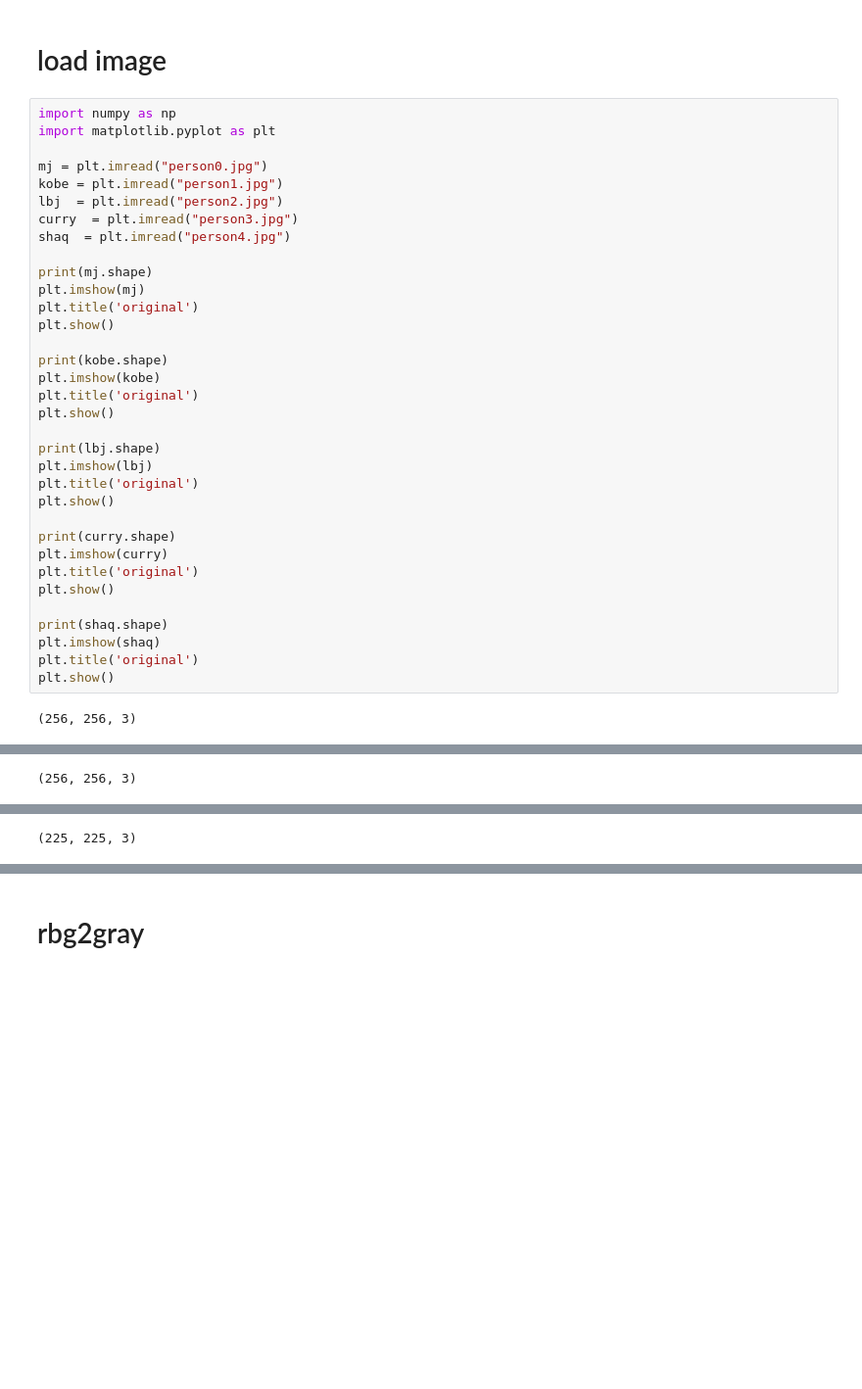
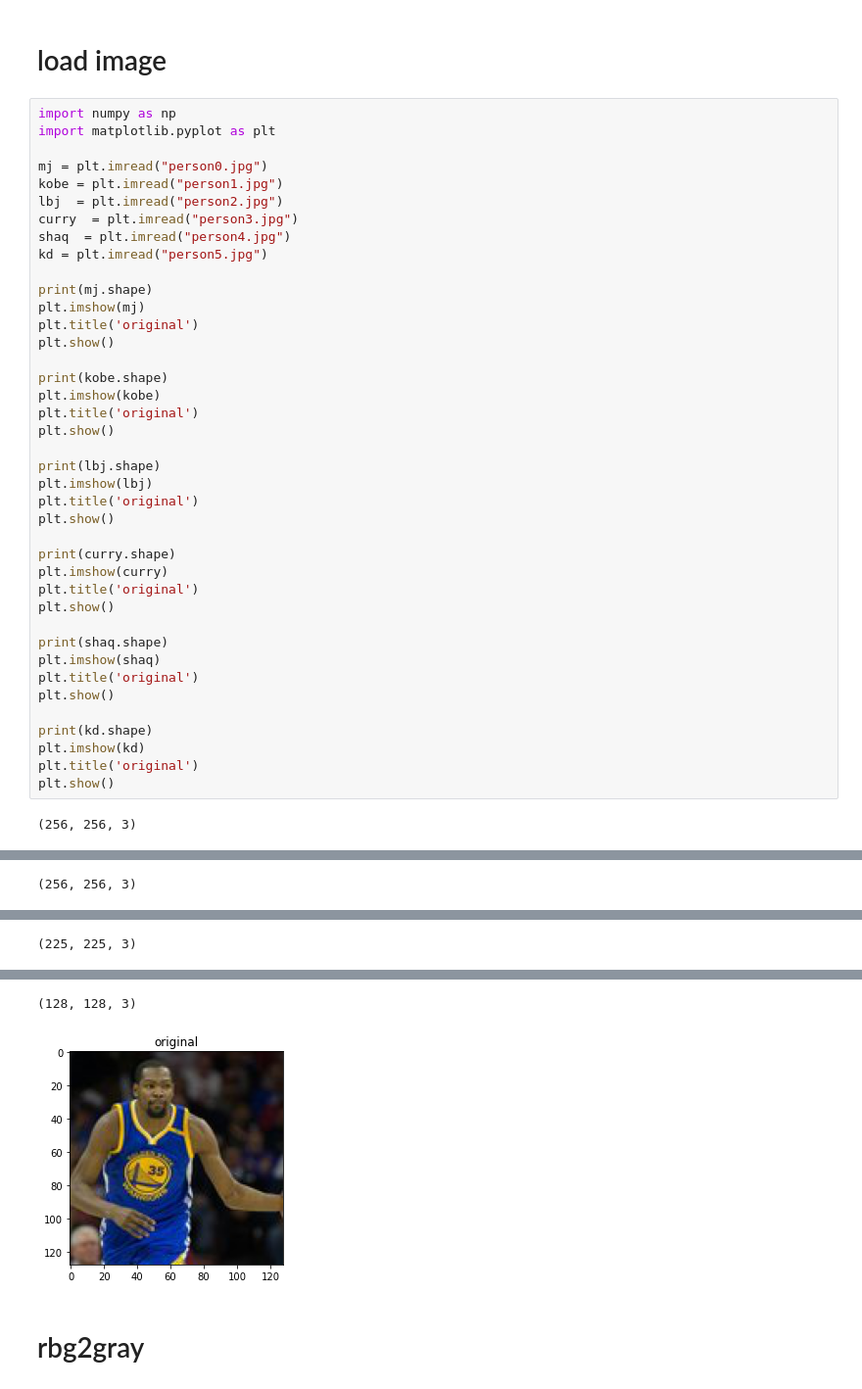
Before and after one commit to frankye1000/NYCU-ImageProcessing, a Jupyter notebook: HW1/HW1.ipynb, the cells around one changed output, grey strips where cells are left out. Shown at 98% size. Saved outputs shown, nothing was run; the diff lists cells and outputs as text; blank space fills up the shorter version.

```diff
--- a/HW1/HW1.ipynb
+++ b/HW1/HW1.ipynb
@@ -34,6 +15,7 @@ kobe = plt.imread("person1.jpg")
 lbj  = plt.imread("person2.jpg")
 curry  = plt.imread("person3.jpg")
 shaq  = plt.imread("person4.jpg")
+kd = plt.imread("person5.jpg")
 
 print(mj.shape)
 plt.imshow(mj)
@@ -43,33 +25,40 @@ plt.show()
 print(kobe.shape)
 plt.imshow(kobe)
 plt.title('original')
 plt.show()
 
 print(lbj.shape)
 plt.imshow(lbj)
 plt.title('original')
 plt.show()
 
 print(curry.shape)
 plt.imshow(curry)
 plt.title('original')
 plt.show()
 
 print(shaq.shape)
 plt.imshow(shaq)
 plt.title('original')
 plt.show()
+
+print(kd.shape)
+plt.imshow(kd)
+plt.title('original')
+plt.show()
 # %% [output]
 (256, 256, 3)
 [figure]
 (256, 256, 3)
 [figure]
 (96, 96, 3)
 [figure]
 (256, 256, 3)
 [figure]
 (225, 225, 3)
 [figure]
+(128, 128, 3)
+[figure, added]
 # %% [markdown]
 # rbg2gray
 # %%
```
Also changed, not shown: parts of 13 cells of this notebook, 1 other file.
